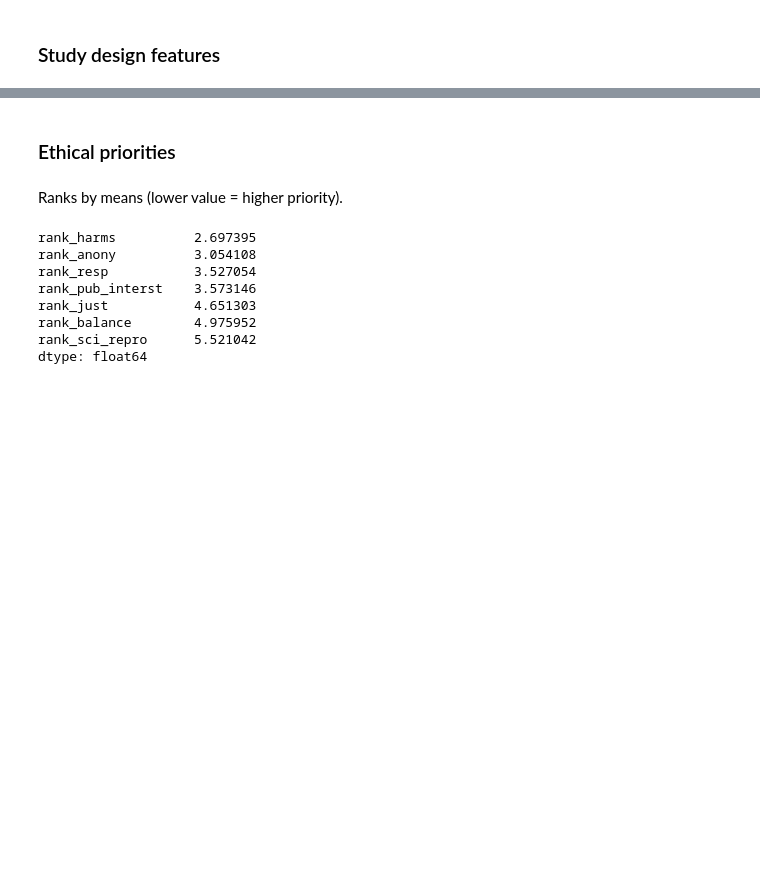
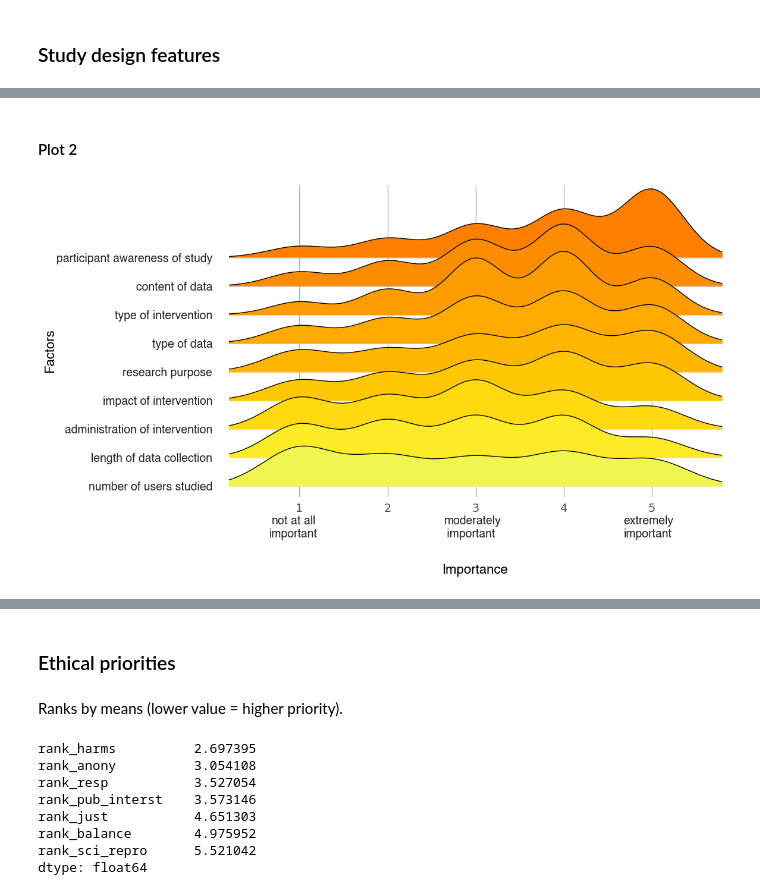
Before and after one commit to vincejstraub/article-digex-survey, a Jupyter notebook: code/notebooks/03-digex-exploratory-analysis.ipynb, the cells around one changed output, grey strips where cells are left out. Drawn from its saved outputs; the diff is of its cells as text; code cells hidden in the pictures; blank space fills up the shorter version.

```diff
--- a/code/notebooks/03-digex-exploratory-analysis.ipynb
+++ b/code/notebooks/03-digex-exploratory-analysis.ipynb
@@ -293,0 +329,53 @@ plt.show()
+# %% [markdown]
+#### Plot 2
+# %%
+# replace variable abbreviations in Feature column with variable names
+feature_var_names = list(
+    pd.read_html('../reports/variable-table.html')[0].iloc[28:37,2]
+)
+
+design_plot['Feature'].replace(
+    dict(zip(design_plot.Feature.unique(), feature_var_names)), inplace=True
+)
+
+grouped = design_plot.groupby("Feature", sort=False)
+
+labels = [
+    'participant awareness of study',
+     'content of data',
+     'type of intervention',
+     'type of data',
+     'research purpose',
+     'impact of intervention',
+     'administration of intervention',
+     'length of data collection',
+     'number of users studied'
+]
+
+# plot figure using joypy
+fig, ax = joypy.joyplot(grouped,
+                        column='Importance',
+                        linewidth=.5,
+                        labels=labels,
+                        figsize=(6,3),
+                        grid=True,
+                        colormap=cm.Wistia_r)
+
+plt.tick_params(axis='x', colors='#4d4d4d')
+for ax in ax:
+    label = ax.get_yticklabels()
+    label[0].set_color('#242423')
+    label[0].set_font('Helvetica')
+
+
+plt.xlabel('\n\n\nImportance',  fontsize=8, color='black', font='Helvetica')
+plt.text(-1.9, 0.41, 'Factors', fontsize=8, color='black', rotation=90, font='Helvetica')
+
+plt.text(0.66, -0.13, '$\,$not at all\nimportant', fontsize=7, color='#242423', font='Helvetica')
+plt.text(2.64, -0.13, 'moderately\n important', fontsize=7, color='#242423', font='Helvetica')
+plt.text(4.68, -0.13, 'extremely\nimportant', fontsize=7, color='#242423', font='Helvetica')
+
+plt.savefig('../reports/figures/ic2s2-fig1.pdf', bbox_inches='tight', dpi=300)
+plt.savefig('../reports/figures/ic2s2-fig1.png', bbox_inches='tight', dpi=300)
+# %% [output]
+[figure, added]
```
Also changed, not shown: parts of 23 cells of this notebook, 9 other files.
